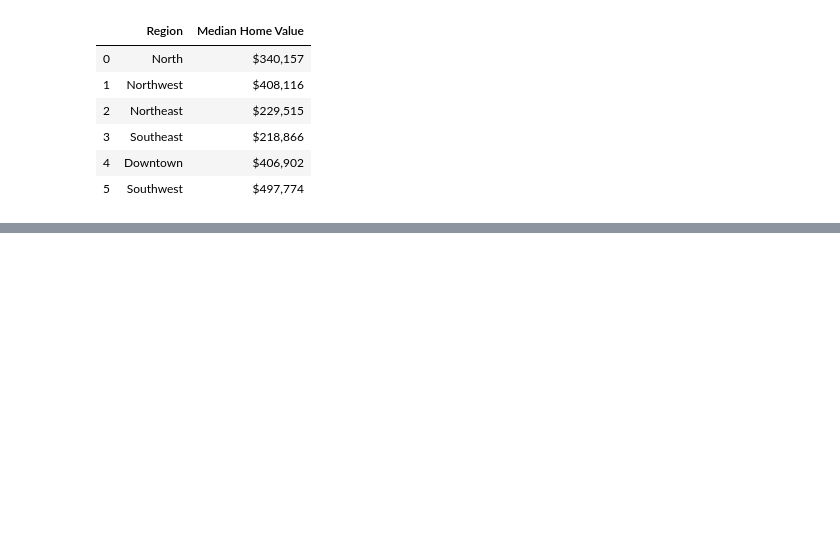
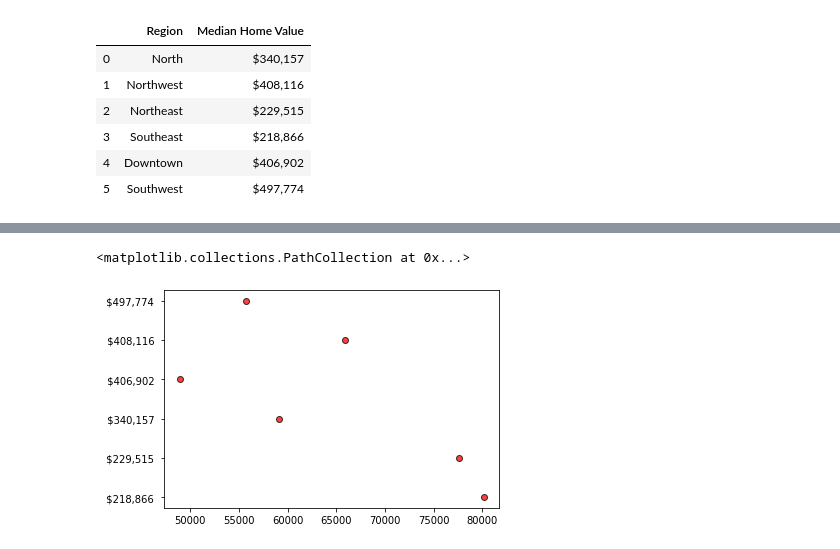
Before and after one commit to apspatz/team2project1, a Jupyter notebook: Zillow/Zillow_2019.ipynb, the cells around one changed output, grey strips where cells are left out. Saved outputs shown, nothing was run; the diff lists cells and outputs as text; code cells hidden in the pictures; blank space fills up the shorter version.

```diff
--- a/Zillow/Zillow_2019.ipynb
+++ b/Zillow/Zillow_2019.ipynb
@@ -61,0 +57,7 @@ heat_layer = gmaps.heatmap_layer()
+# %%
+# Save path to the other data set in a variable
+data_file_zip = "../Raleigh_zip_pop.csv"
+
+# Use Pandas to read data
+data_file_zip_pd = pd.read_csv(data_file_zip)
+data_file_zip_pd.head(10)
@@ -61,0 +76,8 @@ heat_layer = gmaps.heatmap_layer()
+# %%
+df_mi = pd.DataFrame(data_file_zip_pd.groupby(["district"]).mean()["Household Income"])
+df_mi.columns = ["Median Household Income"]
+df_mi.reset_index()
+df_mi = df_mi.reset_index()
+df_mi
+df_mi.columns = ["Region","Median Household Income"]
+df_mi
@@ -61,0 +92,3 @@ heat_layer = gmaps.heatmap_layer()
+# %%
+df_mi_mhv = df.merge(df_mi,on="Region")
+df_mi_mhv
@@ -61,0 +103,11 @@ heat_layer = gmaps.heatmap_layer()
+# %%
+x_axis = df_mi_mhv["Median Household Income"]
+y_axis = df_mi_mhv["Median Home Value"]
+
+y = np.sort(y_axis)
+
+plt.scatter(x_axis.values, y, marker="o", facecolors="red", edgecolors="black",
+         alpha=0.75)
+# %% [output]
+<matplotlib.collections.PathCollection at 0x...>
+[figure, added]
```
Also changed, not shown: parts of 9 cells of this notebook, 2 other files.
